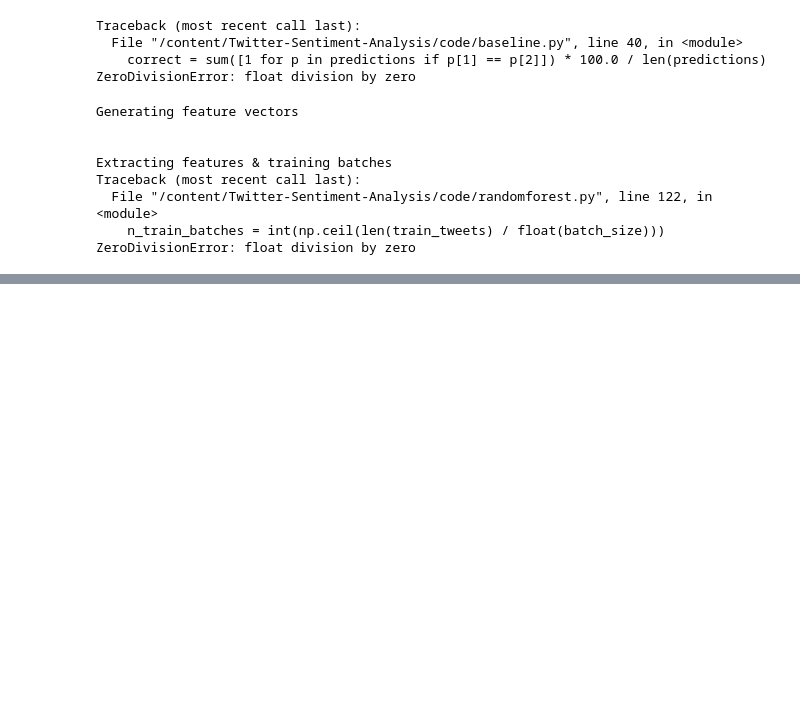
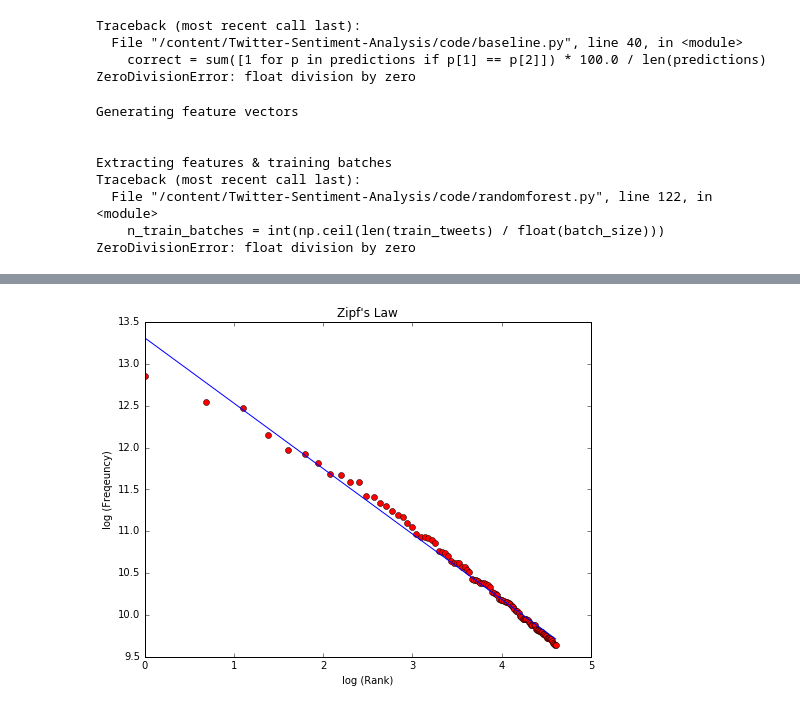
Before and after one commit to Deusmaxz/MachineLearning, a Jupyter notebook: FinalExam/Twitter_Sentiment/FinalExam2_Twitter_Sentiment_Analysis.ipynb, the cells around one changed output, grey strips where cells are left out. Drawn from its saved outputs; the diff is of its cells as text; code cells hidden in the pictures; blank space fills up the shorter version.

```diff
--- a/FinalExam/Twitter_Sentiment/FinalExam2_Twitter_Sentiment_Analysis.ipynb
+++ b/FinalExam/Twitter_Sentiment/FinalExam2_Twitter_Sentiment_Analysis.ipynb
@@ -58,0 +151,11 @@ ZeroDivisionError: float division by zero
+# %%
+# membuat plot data dengan 2 label dan 2 value
+plt.figure(3, [8,6])
+plt.plot(log_ranks, log_freqs, 'ro')
+plt.plot(log_ranks,p(log_ranks),'b-')
+plt.xlabel('log (Rank)')
+plt.ylabel('log (Freqeuncy)')
+plt.title('Zipf\'s Law')
+plt.show()
+# %% [output]
+[figure, added]
```
Also changed, not shown: parts of 19 cells of this notebook.
